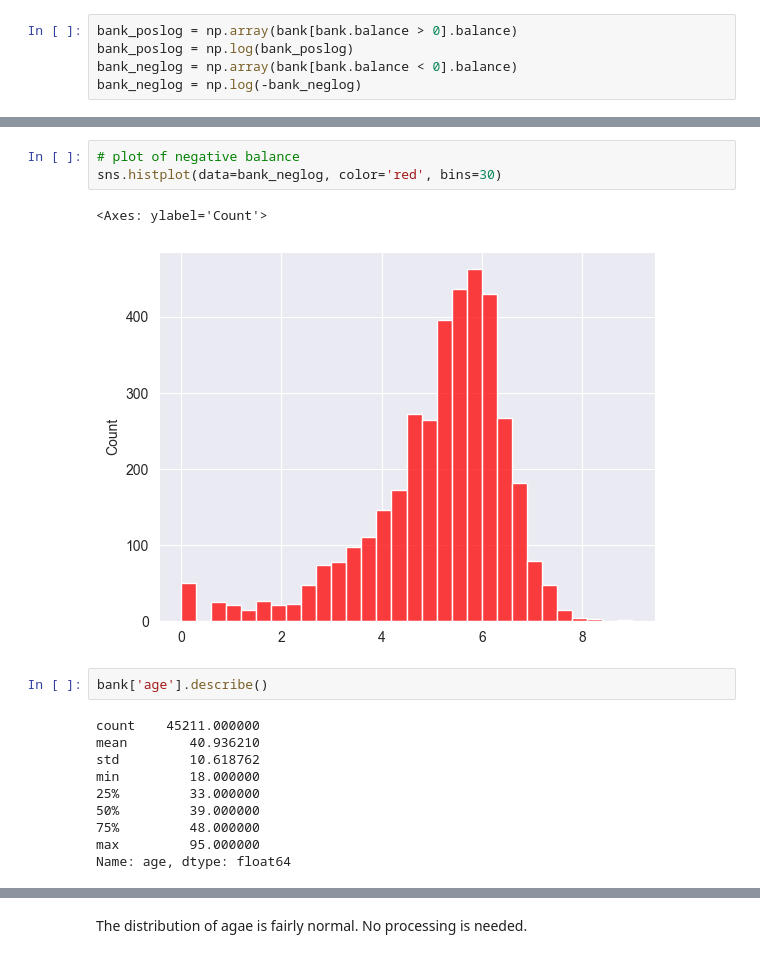
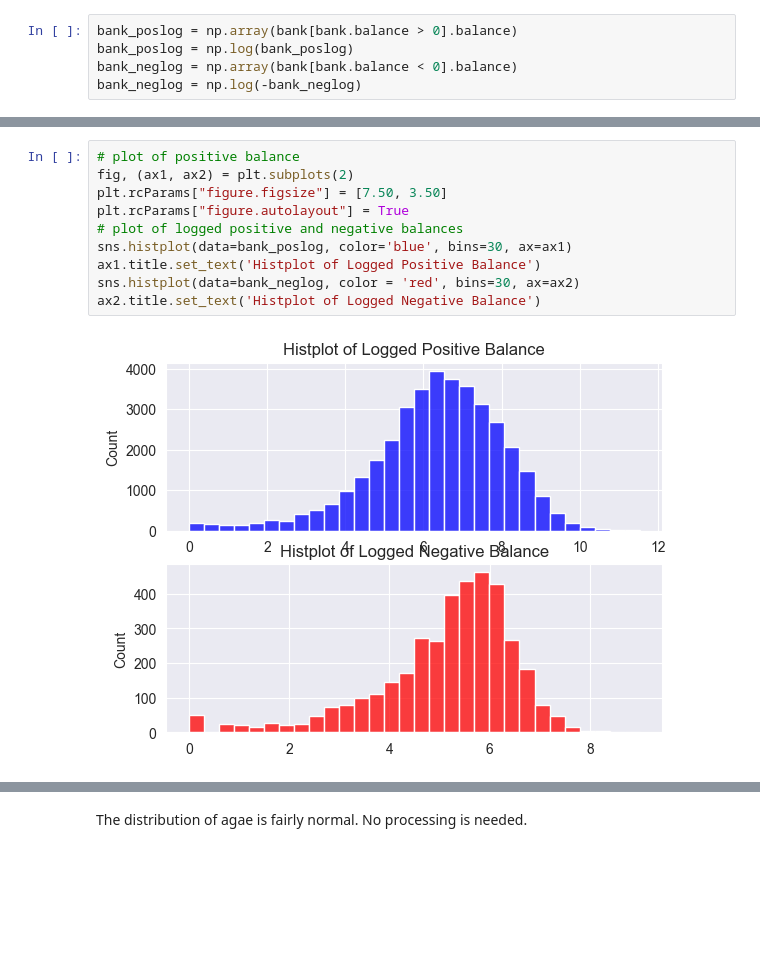
Before and after one commit to COGS118A/Group030-Wi23, a Jupyter notebook: CheckpointGroup030-Wi23.ipynb, the cells around one changed output, grey strips where cells are left out. Saved outputs shown, nothing was run; the diff lists cells and outputs as text; blank space fills up the shorter version.

```diff
--- a/CheckpointGroup030-Wi23.ipynb
+++ b/CheckpointGroup030-Wi23.ipynb
@@ -157,21 +158,15 @@ sns.histplot(data=bank_poslog, bins=30)
-# %%
-# plot of negative balance
-sns.histplot(data=bank_neglog, color='red', bins=30)
-# %% [output]
-<Axes: ylabel='Count'>
-[figure, removed]
-# %%
-bank['age'].describe()
-# %% [output]
-count    45211.000000
-mean        40.936210
-std         10.618762
-min         18.000000
-25%         33.000000
-50%         39.000000
-75%         48.000000
-max         95.000000
-Name: age, dtype: float64
+# %%
+# plot of positive balance
+fig, (ax1, ax2) = plt.subplots(2)
+plt.rcParams["figure.figsize"] = [7.50, 3.50]
+plt.rcParams["figure.autolayout"] = True
+# plot of logged positive and negative balances
+sns.histplot(data=bank_poslog, color='blue', bins=30, ax=ax1)
+ax1.title.set_text('Histplot of Logged Positive Balance')
+sns.histplot(data=bank_neglog, color = 'red', bins=30, ax=ax2)
+ax2.title.set_text('Histplot of Logged Negative Balance')
+# %% [output]
+[figure, added]
 # %%
 sns.histplot(data=bank, x='age', bins=20)
 # %% [output]
```
Also changed, not shown: parts of 13 cells of this notebook.
